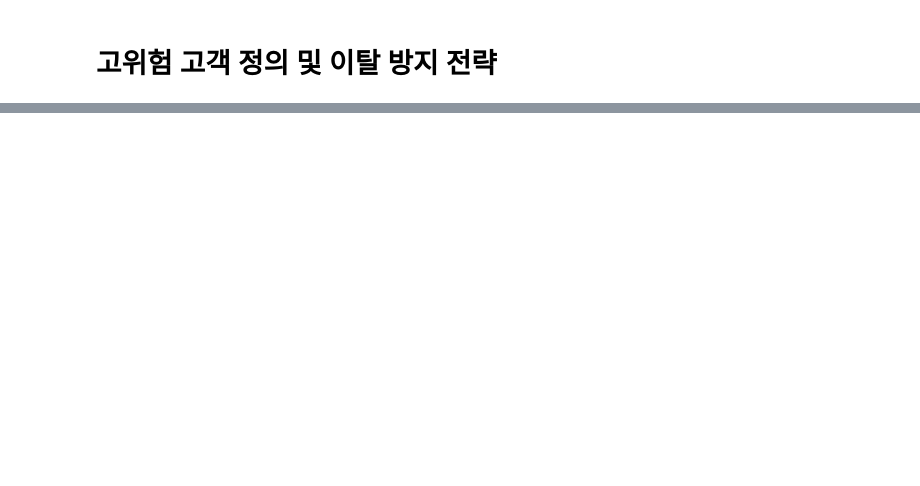
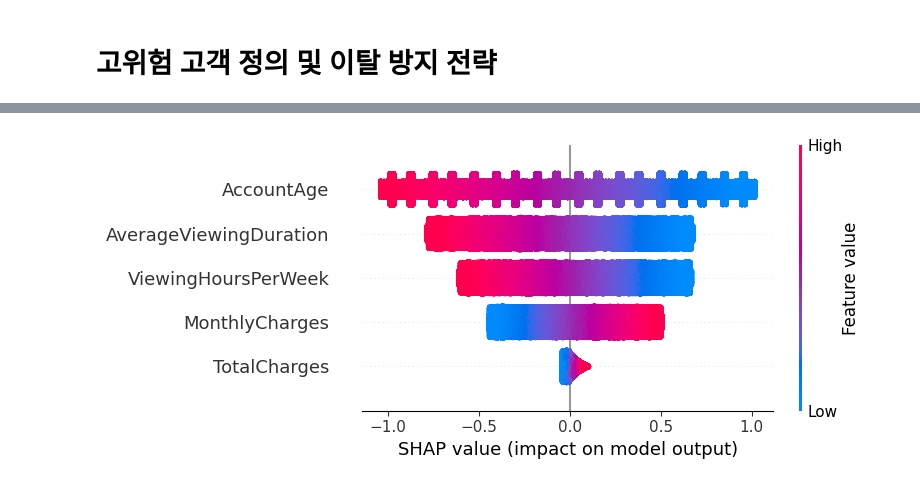
Before and after one commit to hyeeeeeon/Challenge_DongA, a Jupyter notebook: Customer_churn_prediction.ipynb, the cells around one changed output, grey strips where cells are left out. Drawn from its saved outputs; the diff is of its cells as text; code cells hidden in the pictures; blank space fills up the shorter version.

```diff
--- a/Customer_churn_prediction.ipynb
+++ b/Customer_churn_prediction.ipynb
@@ -658,0 +723,26 @@ Parameters: { "use_label_encoder" } are not used.
+# %%
+import pandas as pd
+import joblib
+
+# 1. 테스트 데이터 불러오기
+test_df = pd.read_csv(os.path.join(path, "train.csv"))  # 실제 파일 경로로 수정
+
+# 2. 사용할 피처만 선택 (학습 시 사용한 것과 동일)
+selected_features = ['MonthlyCharges', 'ViewingHoursPerWeek', 'AverageViewingDuration', 'TotalCharges', 'AccountAge']
+X_new = test_df[selected_features]
+
+# 3. 학습한 모델로 예측 (학습한 모델을 불러오거나 final_model 그대로 사용)
+# 방법 1: 이미 저장된 모델이 있다면 불러오기
+model = joblib.load('best_logistic_model.pkl')
+
+# 방법 2: 지금 학습한 모델로 바로 예측
+y_new_proba = final_model.predict_proba(X_new)[:, 1]  # 이탈 확률
+
+# 4. 결과 붙이기
+test_df['Churn_Prob'] = y_new_proba
+
+# 5. 상위 고객 10명 추출
+top_risk = test_df.sort_values(by='Churn_Prob', ascending=False).head(10)
+
+# 결과 보기
+print(top_risk[['CustomerID', 'Churn_Prob']])
@@ -658,0 +793,20 @@ Parameters: { "use_label_encoder" } are not used.
+# %%
+import shap
+
+# 1. 파이프라인에서 scaler와 모델 분리
+scaler = final_model.named_steps['scaler']
+clf = final_model.named_steps['clf']
+
+# 2. 스케일된 데이터 생성
+X_scaled = scaler.transform(final_X)
+
+# 3. SHAP explainer 생성 (선형 모델용)
+explainer = shap.Explainer(clf, X_scaled, feature_names=selected_features)
+
+# 4. SHAP 값 계산
+shap_values = explainer(X_scaled)
+
+# 5. 요약 플롯 (전체 중요도 시각화)
+shap.summary_plot(shap_values, features=X_scaled, feature_names=selected_features)
+# %% [output]
+[figure, added]
```
Also changed, not shown: parts of 15 cells of this notebook.
